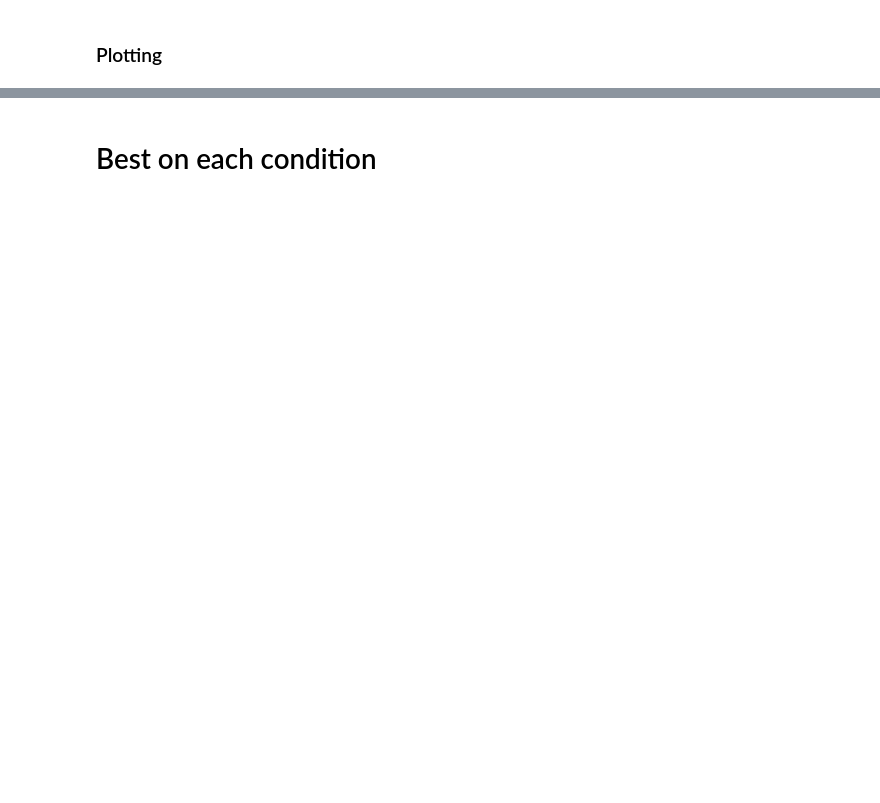
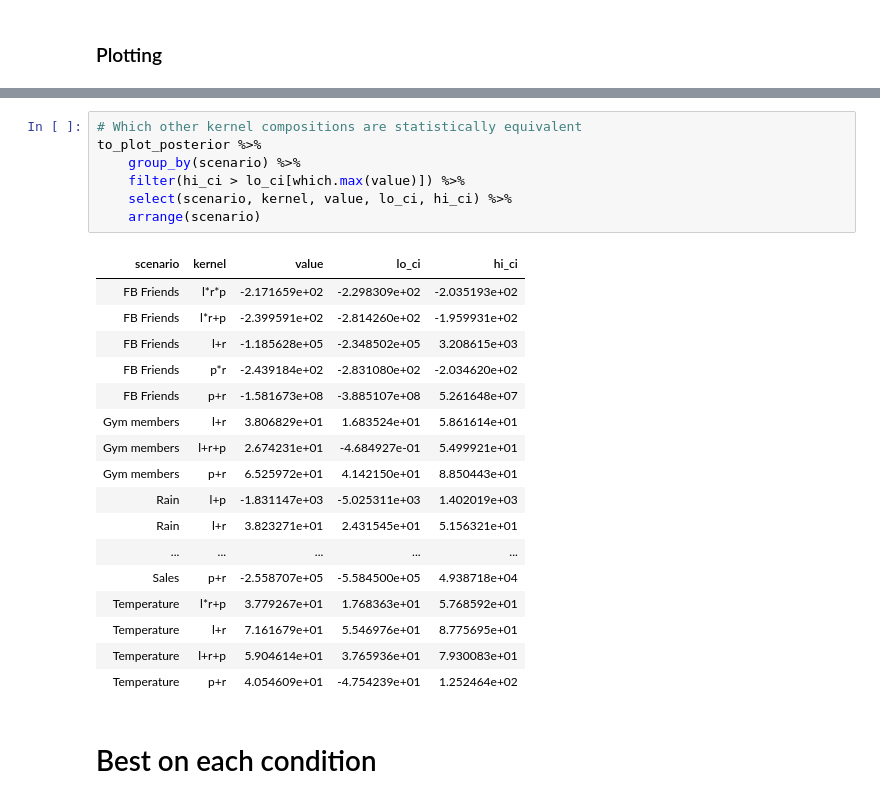
Before and after one commit to ericschulz/compforca, a Jupyter notebook: Data analysis/3- New compositional analysis.ipynb, the cells around one changed output, grey strips where cells are left out. Drawn from its saved outputs; the diff is of its cells as text; blank space fills up the shorter version.

```diff
--- a/Data analysis/3- New compositional analysis.ipynb
+++ b/Data analysis/3- New compositional analysis.ipynb
@@ -515,2 +550,27 @@ lmls_posterior_f %>%
+# %%
+# Which other kernel compositions are statistically equivalent
+to_plot_posterior %>%
+    group_by(scenario) %>%
+    filter(hi_ci > lo_ci[which.max(value)]) %>%
+    select(scenario, kernel, value, lo_ci, hi_ci) %>%
+    arrange(scenario)
+# %% [output]
+| scenario | kernel | value | lo_ci | hi_ci |
+| FB Friends | l*r*p | -2.171659e+02 | -2.298309e+02 | -2.035193e+02 |
+| FB Friends | l*r+p | -2.399591e+02 | -2.814260e+02 | -1.959931e+02 |
+| FB Friends | l+r | -1.185628e+05 | -2.348502e+05 | 3.208615e+03 |
+| FB Friends | p*r | -2.439184e+02 | -2.831080e+02 | -2.034620e+02 |
+| FB Friends | p+r | -1.581673e+08 | -3.885107e+08 | 5.261648e+07 |
+| Gym members | l+r | 3.806829e+01 | 1.683524e+01 | 5.861614e+01 |
+| Gym members | l+r+p | 2.674231e+01 | -4.684927e-01 | 5.499921e+01 |
+| Gym members | p+r | 6.525972e+01 | 4.142150e+01 | 8.850443e+01 |
+| Rain | l+p | -1.831147e+03 | -5.025311e+03 | 1.402019e+03 |
+| Rain | l+r | 3.823271e+01 | 2.431545e+01 | 5.156321e+01 |
+| ... | ... | ... | ... | ... |
+| Sales | p+r | -2.558707e+05 | -5.584500e+05 | 4.938718e+04 |
+| Temperature | l*r+p | 3.779267e+01 | 1.768363e+01 | 5.768592e+01 |
+| Temperature | l+r | 7.161679e+01 | 5.546976e+01 | 8.775695e+01 |
+| Temperature | l+r+p | 5.904614e+01 | 3.765936e+01 | 7.930083e+01 |
+| Temperature | p+r | 4.054609e+01 | -4.754239e+01 | 1.252464e+02 |
 # %% [markdown]
 # Best on each condition
```
Also changed, not shown: parts of 53 cells of this notebook, 50 other files.
